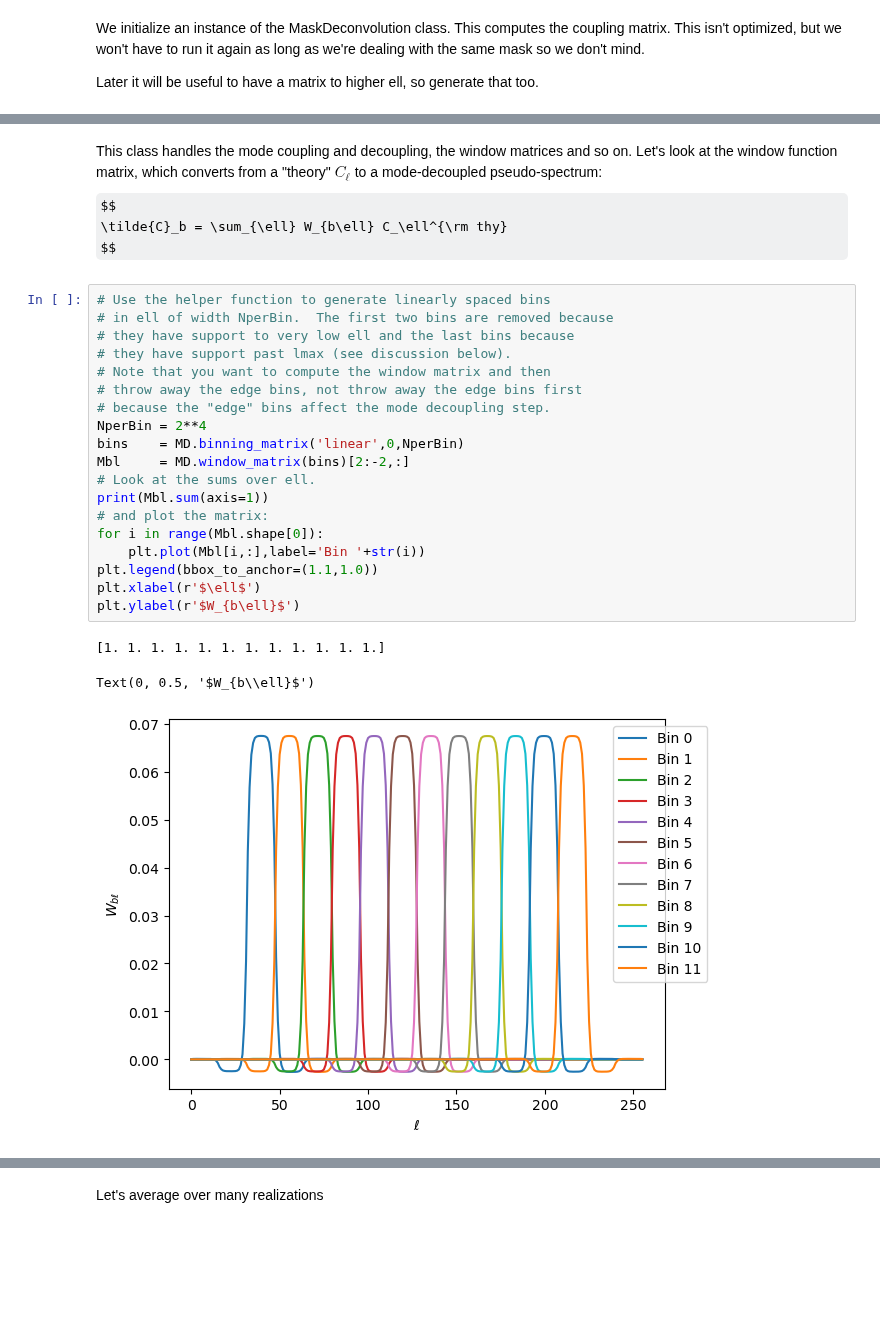
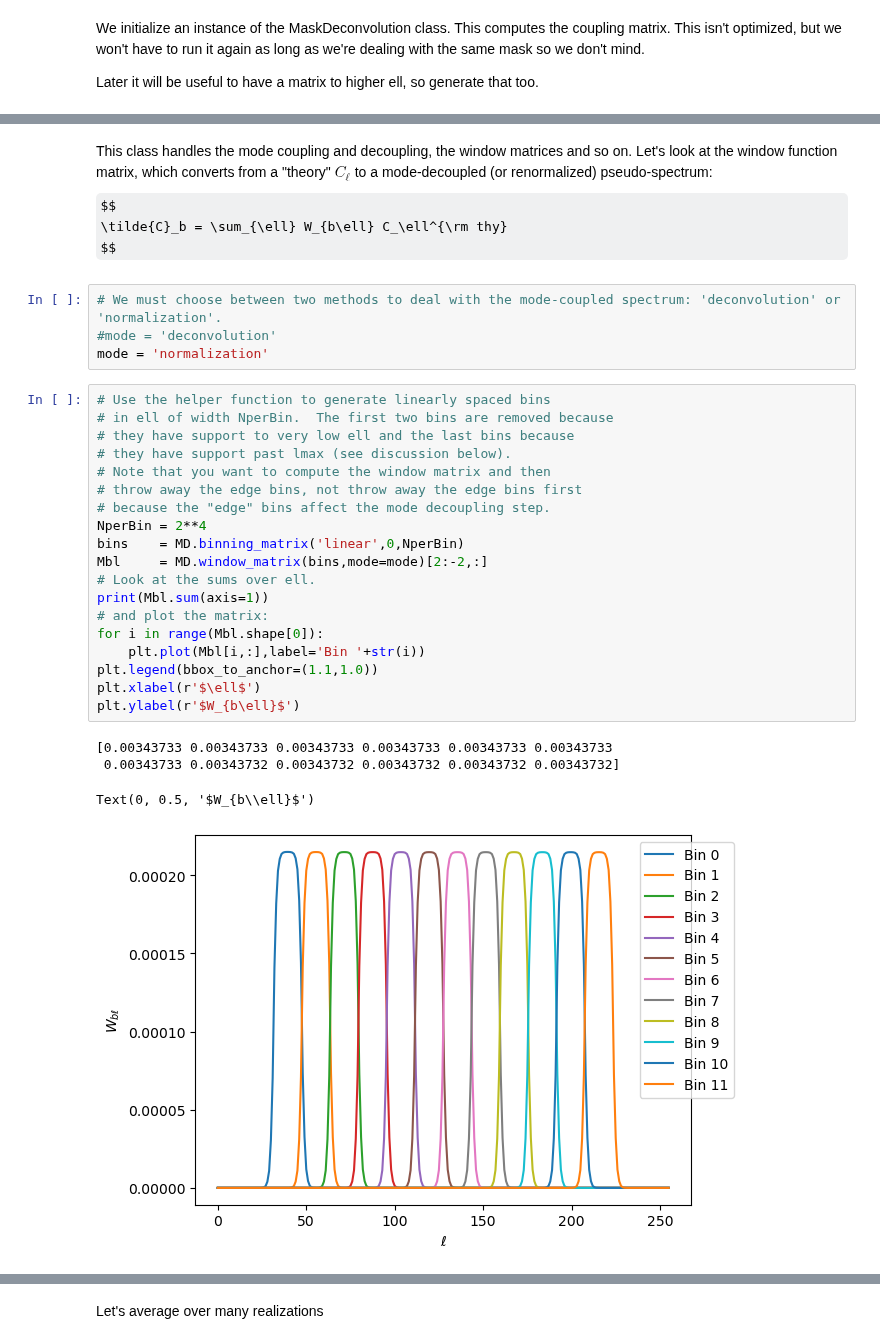
Before and after one commit to martinjameswhite/directsht, a Jupyter notebook: notebooks/mode_coupling_mat.ipynb, the cells around one changed output, grey strips where cells are left out. Cells and saved outputs as stored; diff of their text form; some formulas as TeX source; blank space fills up the shorter version.

```diff
--- a/notebooks/mode_coupling_mat.ipynb
+++ b/notebooks/mode_coupling_mat.ipynb
@@ -88,29 +79,34 @@ Wall time: 32.9 s
 # %% [markdown]
-This class handles the mode coupling and decoupling, the window matrices and so on.  Let's look at the window function matrix, which converts from a "theory" $C_\ell$ to a mode-decoupled pseudo-spectrum:
+This class handles the mode coupling and decoupling, the window matrices and so on.  Let's look at the window function matrix, which converts from a "theory" $C_\ell$ to a mode-decoupled (or renormalized) pseudo-spectrum:
 $$
   \tilde{C}_b = \sum_{\ell} W_{b\ell} C_\ell^{\rm thy}
 $$
+# %%
+# We must choose between two methods to deal with the mode-coupled spectrum: 'deconvolution' or 'normalization'.
+#mode = 'deconvolution'
+mode = 'normalization'
 # %%
 # Use the helper function to generate linearly spaced bins
 # in ell of width NperBin.  The first two bins are removed because
 # they have support to very low ell and the last bins because
 # they have support past lmax (see discussion below).
 # Note that you want to compute the window matrix and then
 # throw away the edge bins, not throw away the edge bins first
 # because the "edge" bins affect the mode decoupling step.
 NperBin = 2**4
 bins    = MD.binning_matrix('linear',0,NperBin)
-Mbl     = MD.window_matrix(bins)[2:-2,:]
+Mbl     = MD.window_matrix(bins,mode=mode)[2:-2,:]
 # Look at the sums over ell.
 print(Mbl.sum(axis=1))
 # and plot the matrix:
 for i in range(Mbl.shape[0]):
     plt.plot(Mbl[i,:],label='Bin '+str(i))
 plt.legend(bbox_to_anchor=(1.1,1.0))
 plt.xlabel(r'$\ell$')
 plt.ylabel(r'$W_{b\ell}$')
 # %% [output]
-[1. 1. 1. 1. 1. 1. 1. 1. 1. 1. 1. 1.]
+[0.00343733 0.00343733 0.00343733 0.00343733 0.00343733 0.00343733
+ 0.00343733 0.00343732 0.00343732 0.00343732 0.00343732 0.00343732]
 Text(0, 0.5, '$W_{b\\ell}$')
-[figure, old version]
+[figure, new version]
 # %% [markdown]
```
Also changed, not shown: parts of 6 cells of this notebook, 1 other file.
